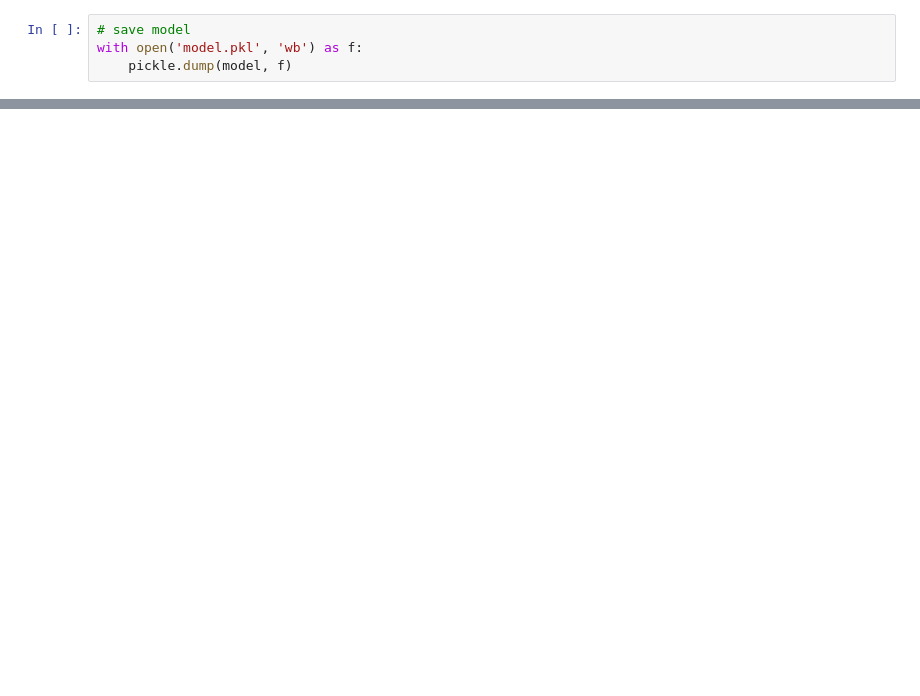
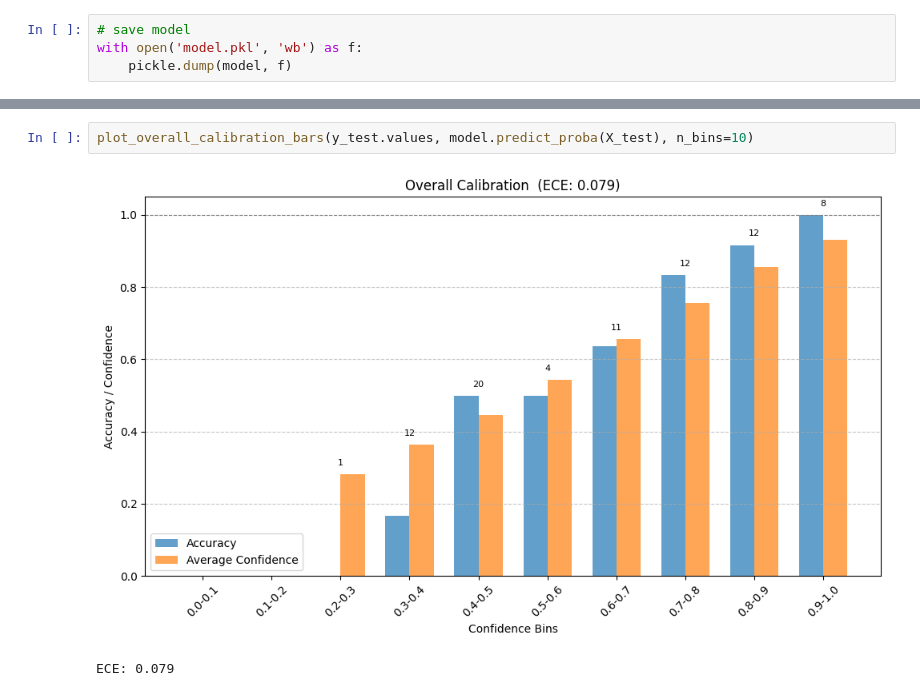
Before and after one commit to ziadwaelai/GIZA, a Jupyter notebook: Calibration_Task/task.ipynb, the cells around one changed output, grey strips where cells are left out. Drawn from its saved outputs; the diff is of its cells as text; blank space fills up the shorter version.

```diff
--- a/Calibration_Task/task.ipynb
+++ b/Calibration_Task/task.ipynb
@@ -185,0 +291,5 @@ plot_calibration_curve(model.predict_proba(X_test), y_test.values, n_bins=5)
+# %%
+plot_overall_calibration_bars(y_test.values, model.predict_proba(X_test), n_bins=10)
+# %% [output]
+[figure, added]
+ECE: 0.079
```
Also changed, not shown: parts of 20 cells of this notebook, 11 other files.
